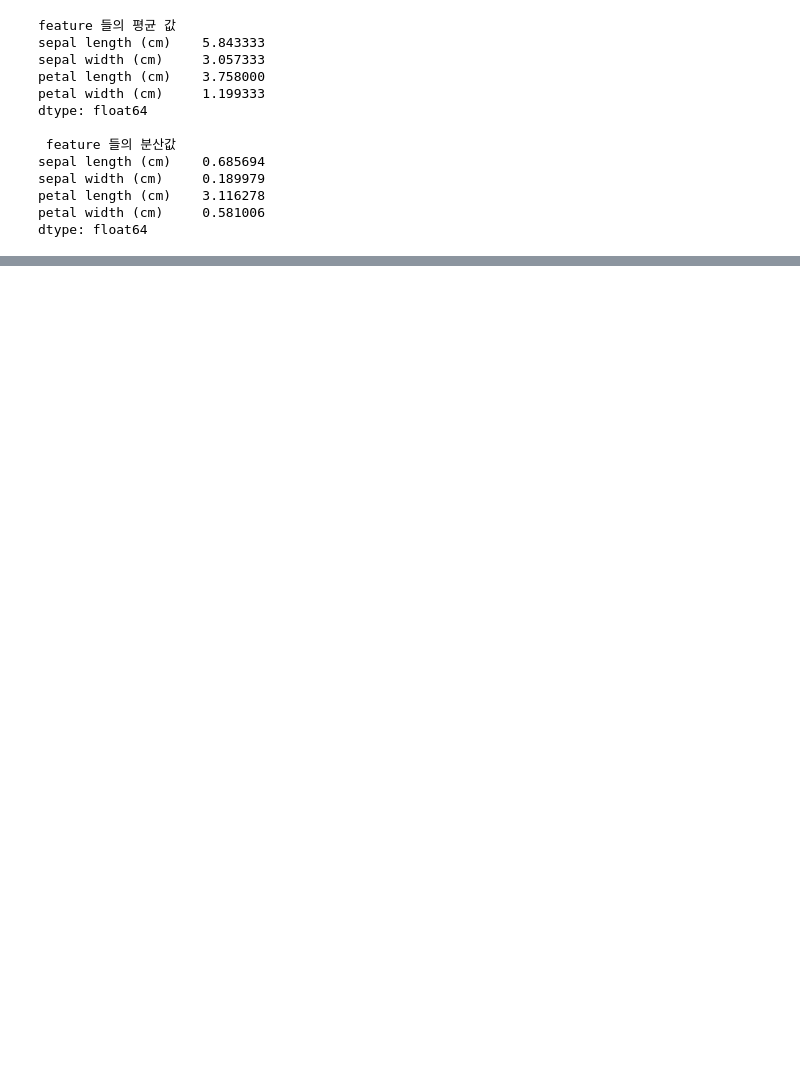
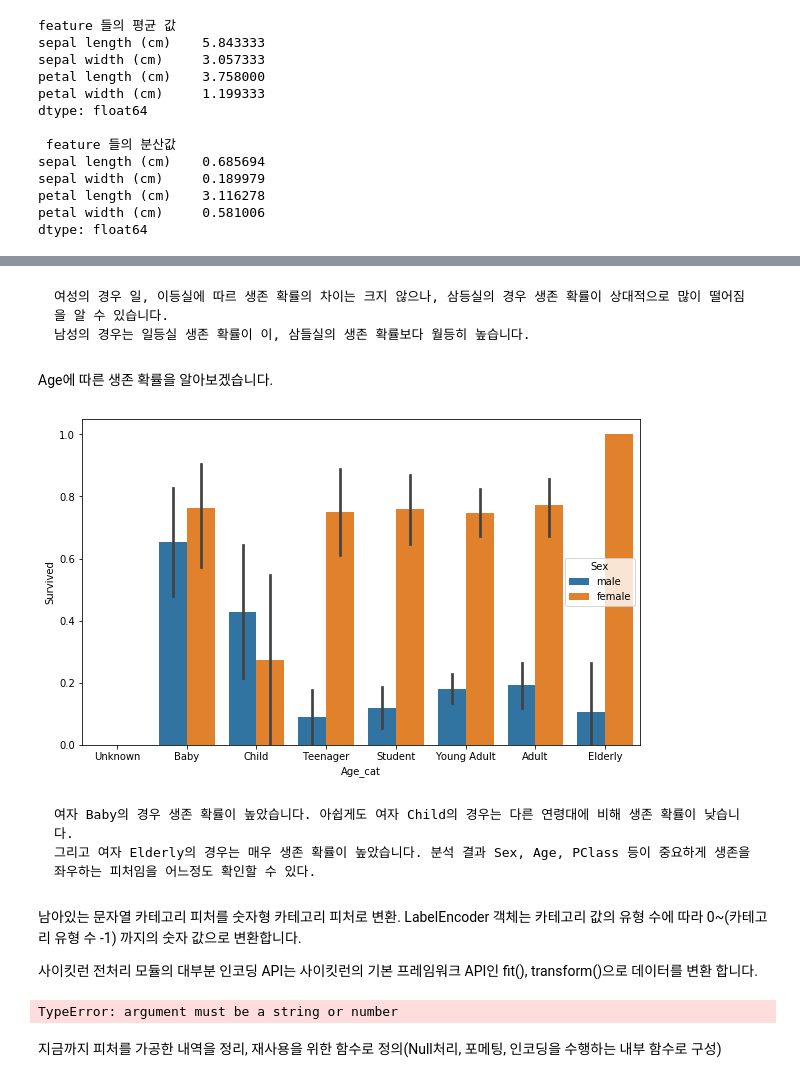
Before and after one commit to DogeinP/PythonMachine, a Jupyter notebook: 2장. 사이킷런으로 시작하는 머신러닝.ipynb, the cells around one changed output, grey strips where cells are left out. Saved outputs shown, nothing was run; the diff lists cells and outputs as text; code cells hidden in the pictures; blank space fills up the shorter version.

```diff
--- a/2장. 사이킷런으로 시작하는 머신러닝.ipynb
+++ b/2장. 사이킷런으로 시작하는 머신러닝.ipynb
@@ -820,0 +1074,58 @@ dtype: float64
+# %% [markdown]
+    여성의 경우 일, 이등실에 따르 생존 확률의 차이는 크지 않으나, 삼등실의 경우 생존 확률이 상대적으로 많이 떨어짐을 알 수 있습니다.
+    남성의 경우는 일등실 생존 확률이 이, 삼들실의 생존 확률보다 월등히 높습니다.
+# %% [markdown]
+Age에 따른 생존 확률을 알아보겠습니다.
+# %%
+# 입력 age에 따라 구분 값을 반환하는 함수 설정. DataFrame의 apply lambda 식에 사용
+def get_category(age):
+    cat=''
+    if age <= -1: cat='Unknown'
+    elif age <= 5: cat='Baby'
+    elif age <= 12: cat='Child'
+    elif age <= 18: cat='Teenager'
+    elif age <= 25: cat='Student'
+    elif age <= 35: cat='Young Adult'
+    elif age <= 60: cat='Adult'
+    else : cat='Elderly'
+
+    return cat
+
+# 막대 그래프의 크기 figure를 더 크게 설정
+plt.figure(figsize=(10,6))
+
+# x축의 값을 순차적으로 표시하기 위한 설정
+group_names = ['Unknown','Baby','Child','Teenager','Student','Young Adult','Adult','Elderly']
+
+# lambda 식에 위에서 생성한 get_category() 함수를 반환값으로 지정.
+# get_category(X)는 입력값으로 'Age' 칼럼 값을 받아서 해당하는 cat 반환
+titanic_df['Age_cat'] = titanic_df['Age'].apply(lambda x:get_category(x))
+sns.barplot(x='Age_cat', y='Survived', data=titanic_df, hue='Sex', order=group_names)
+titanic_df.drop('Age_cat',axis=1,inplace=True)
+# %% [output]
+[figure, added]
+# %% [markdown]
+    여자 Baby의 경우 생존 확률이 높았습니다. 아쉽게도 여자 Child의 경우는 다른 연령대에 비해 생존 확률이 낮습니다.
+    그리고 여자 Elderly의 경우는 매우 생존 확률이 높았습니다. 분석 결과 Sex, Age, PClass 등이 중요하게 생존을 좌우하는 피처임을 어느정도 확인할 수 있다.
+# %% [markdown]
+남아있는 문자열 카테고리 피처를 숫자형 카테고리 피처로 변환. LabelEncoder 객체는 카테고리 값의 유형 수에 따라 0~(카테고리 유형 수 -1) 까지의 숫자 값으로 변환합니다.
+
+사이킷런 전처리 모듈의 대부분 인코딩 API는 사이킷런의 기본 프레임워크 API인 fit(), transform()으로 데이터를 변환 합니다.
+# %%
+from sklearn import preprocessing
+
+def encode_features(dataDF):
+    features = ['Cabin', 'Sex', 'Embarked']
+    for feature in features:
+        le = preprocessing.LabelEncoder()
+        le = le.fit(dataDF[feature])
+        dataDF[feature] = le.transform(dataDF[feature])
+
+    return dataDF
+
+titanic_df = encode_features(titanic_df)
+titanic_df.head()
+# %% [output]
+TypeError: argument must be a string or number
+# %% [markdown]
+지금까지 피처를 가공한 내역을 정리, 재사용을 위한 함수로 정의(Null처리, 포메팅, 인코딩을 수행하는 내부 함수로 구성)
```
Also changed, not shown: parts of 51 cells of this notebook, 1 other file.
